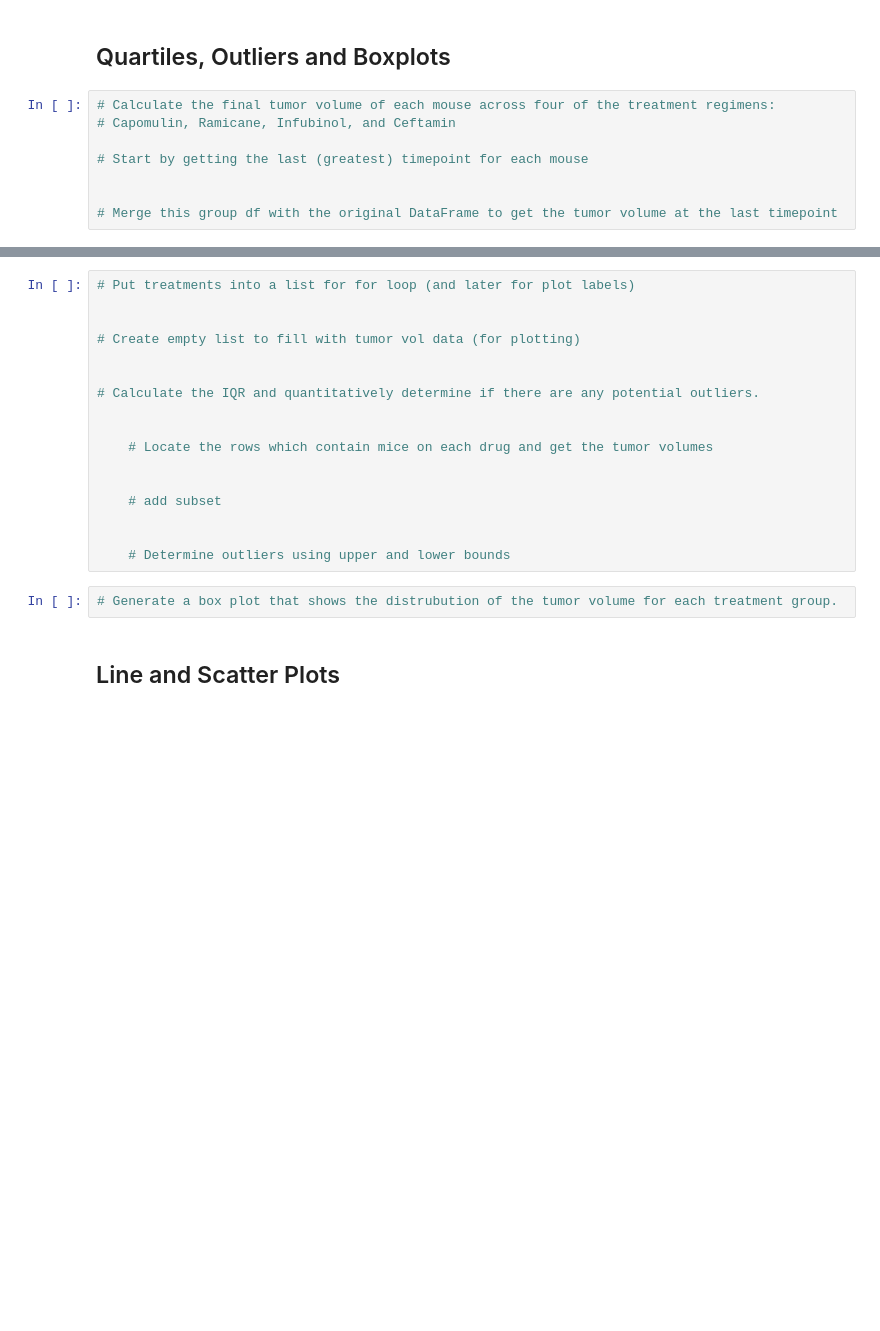
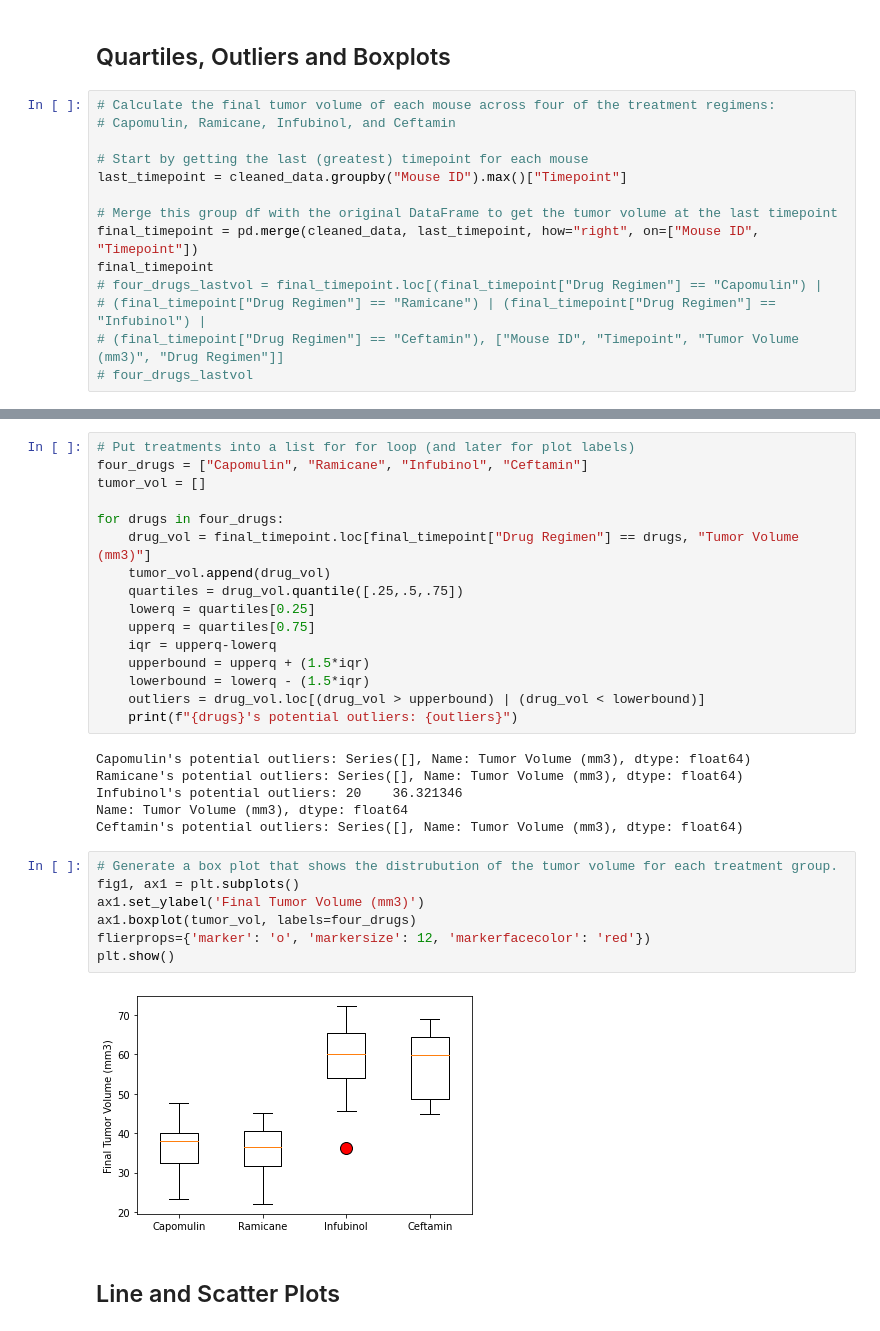
Before and after one commit to ysgorin/capomulin-analysis, a Jupyter notebook: capomulin_analysis.ipynb, the cells around one changed output, grey strips where cells are left out. Cells and saved outputs as stored; diff of their text form; blank space fills up the shorter version.

```diff
--- a/capomulin_analysis.ipynb
+++ b/capomulin_analysis.ipynb
@@ -171,6 +172,12 @@ Text(0, 0.5, 'Sex')
 # Capomulin, Ramicane, Infubinol, and Ceftamin
 
 # Start by getting the last (greatest) timepoint for each mouse
-
+last_timepoint = cleaned_data.groupby("Mouse ID").max()["Timepoint"]
 
 # Merge this group df with the original DataFrame to get the tumor volume at the last timepoint
+final_timepoint = pd.merge(cleaned_data, last_timepoint, how="right", on=["Mouse ID", "Timepoint"])
+final_timepoint
+# four_drugs_lastvol = final_timepoint.loc[(final_timepoint["Drug Regimen"] == "Capomulin") |
+# (final_timepoint["Drug Regimen"] == "Ramicane") | (final_timepoint["Drug Regimen"] == "Infubinol") |
+# (final_timepoint["Drug Regimen"] == "Ceftamin"), ["Mouse ID", "Timepoint", "Tumor Volume (mm3)", "Drug Regimen"]]
+# four_drugs_lastvol
@@ -177,21 +198,33 @@ Text(0, 0.5, 'Sex')
-# %%
-# Put treatments into a list for for loop (and later for plot labels)
-
-
-# Create empty list to fill with tumor vol data (for plotting)
-
-
-# Calculate the IQR and quantitatively determine if there are any potential outliers.
-
-
-    # Locate the rows which contain mice on each drug and get the tumor volumes
-
-
-    # add subset
-
-
-    # Determine outliers using upper and lower bounds
+# %%
+# Put treatments into a list for for loop (and later for plot labels)
+four_drugs = ["Capomulin", "Ramicane", "Infubinol", "Ceftamin"]
+tumor_vol = []
+
+for drugs in four_drugs:
+    drug_vol = final_timepoint.loc[final_timepoint["Drug Regimen"] == drugs, "Tumor Volume (mm3)"]
+    tumor_vol.append(drug_vol)
+    quartiles = drug_vol.quantile([.25,.5,.75])
+    lowerq = quartiles[0.25]
+    upperq = quartiles[0.75]
+    iqr = upperq-lowerq
+    upperbound = upperq + (1.5*iqr)
+    lowerbound = lowerq - (1.5*iqr)
+    outliers = drug_vol.loc[(drug_vol > upperbound) | (drug_vol < lowerbound)]
+    print(f"{drugs}'s potential outliers: {outliers}")
+# %% [output]
+Capomulin's potential outliers: Series([], Name: Tumor Volume (mm3), dtype: float64)
+Ramicane's potential outliers: Series([], Name: Tumor Volume (mm3), dtype: float64)
+Infubinol's potential outliers: 20    36.321346
+Name: Tumor Volume (mm3), dtype: float64
+Ceftamin's potential outliers: Series([], Name: Tumor Volume (mm3), dtype: float64)
 # %%
 # Generate a box plot that shows the distrubution of the tumor volume for each treatment group.
+fig1, ax1 = plt.subplots()
+ax1.set_ylabel('Final Tumor Volume (mm3)')
+ax1.boxplot(tumor_vol, labels=four_drugs)
+flierprops={'marker': 'o', 'markersize': 12, 'markerfacecolor': 'red'})
+plt.show()
+# %% [output]
+[figure, added]
 # %% [markdown]
 ## Line and Scatter Plots
```
Also changed, not shown: parts of 10 cells of this notebook.
